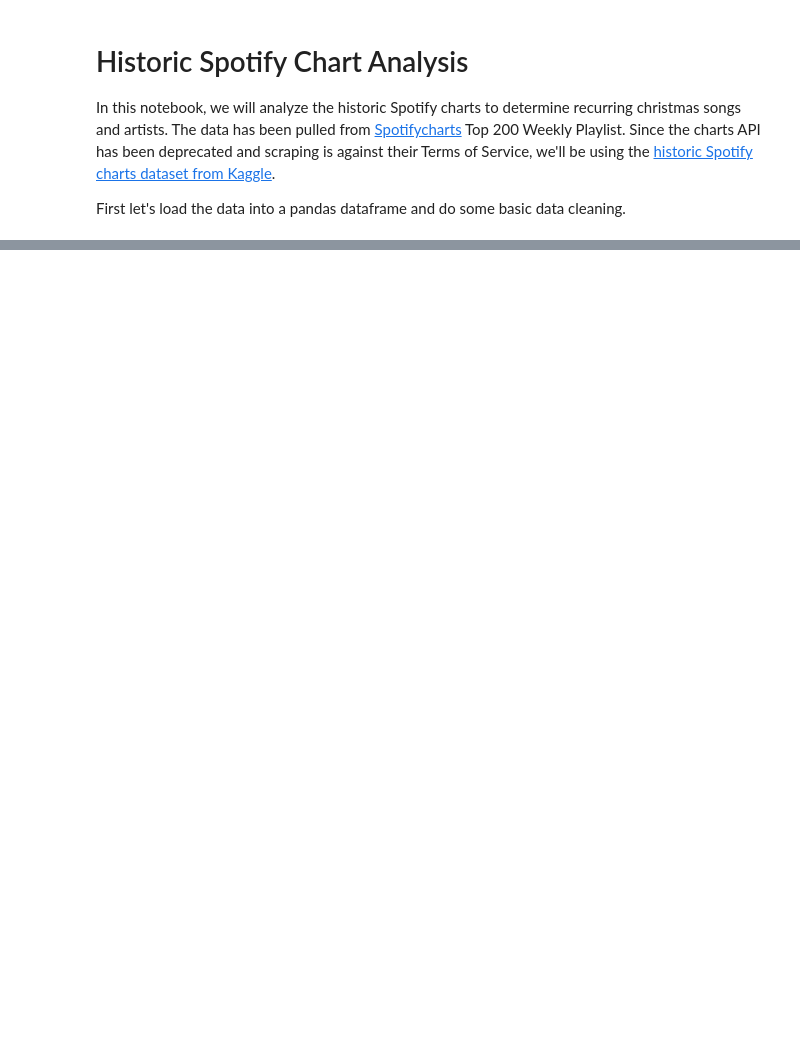
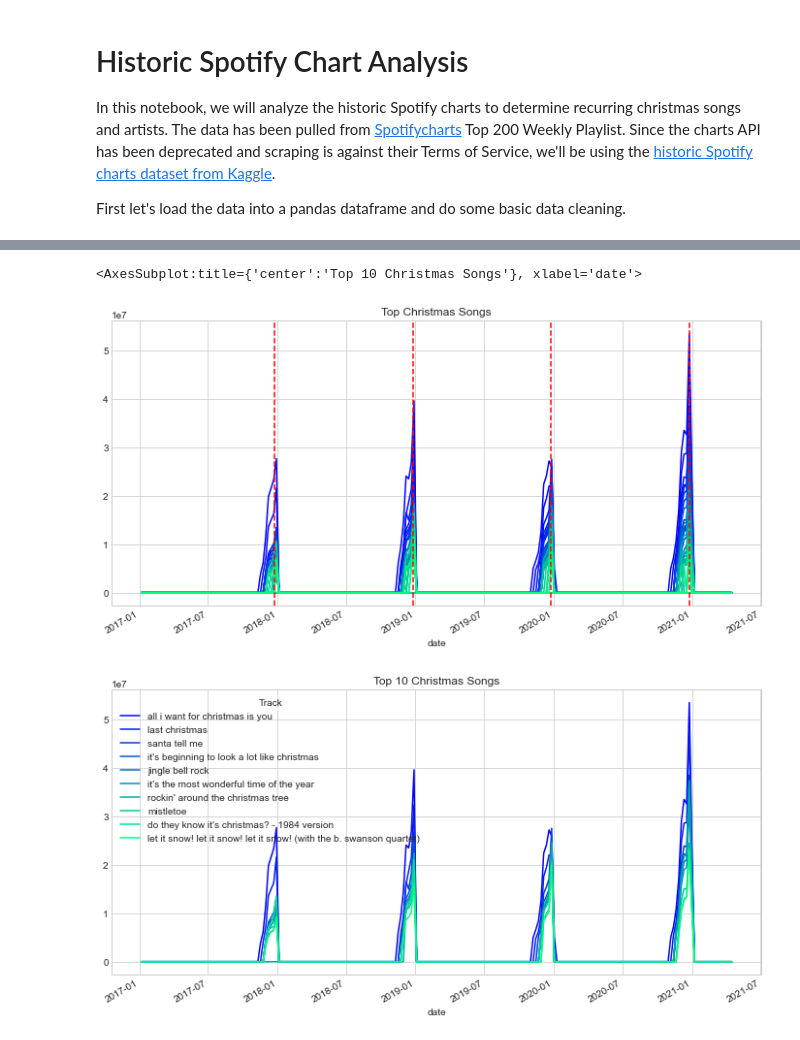
Before and after one commit to missing-user/christmasPredictor, a Jupyter notebook: .ipynb, the cells around one changed output, grey strips where cells are left out. Saved outputs shown, nothing was run; the diff lists cells and outputs as text; code cells hidden in the pictures; blank space fills up the shorter version.

```diff
--- a/.ipynb
+++ b/.ipynb
@@ -59,0 +91,19 @@ lastChristmas.plot(kind="line", subplots=True)
+# %%
+timeline = pd.date_range(start='1/1/2018', end='01/01/2021', freq='W')
+
+# Figuring out this pivot took me way too long...
+christmas_charts = df.pivot_table(columns='Track', values='Streams', index='date', fill_value=0)[most_popular_hits.index]
+
+# To plot all the lines, do this:
+timeline_plot = christmas_charts.plot(kind="line", legend=False, figsize=(12,6),
+                                      title="Top Christmas Songs", colormap='winter')
+for i in range(2017,2021):
+  timeline_plot.axvline(x=datetime.datetime(i, 12, 25), color='red', linestyle='--')
+
+# To get a better idea of what is happening in the charts, plot the top 10 songs
+christmas_charts[most_popular_hits.index[:10]].plot(kind="line", figsize=(12,6),
+                                      title="Top 10 Christmas Songs", colormap='winter')
+# %% [output]
+<AxesSubplot:title={'center':'Top 10 Christmas Songs'}, xlabel='date'>
+[figure, added]
+[figure, added]
```
Also changed, not shown: parts of 13 cells of this notebook, 2 other files.
